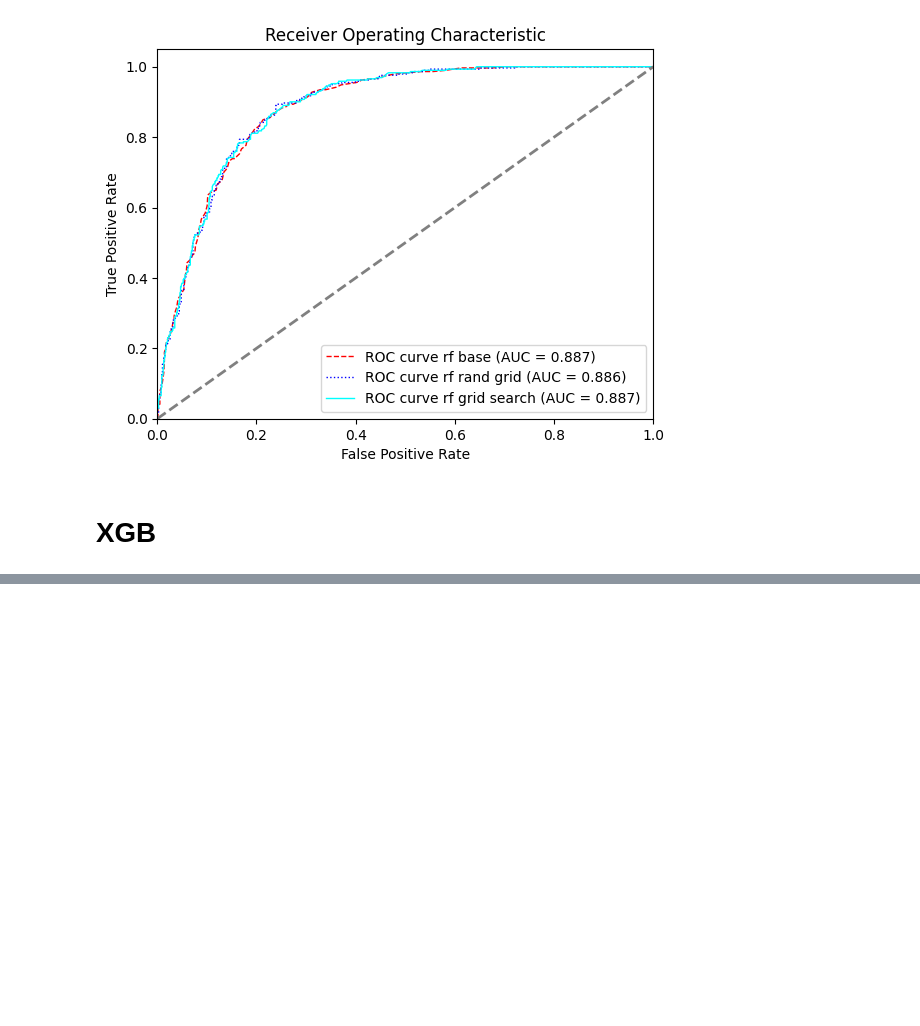
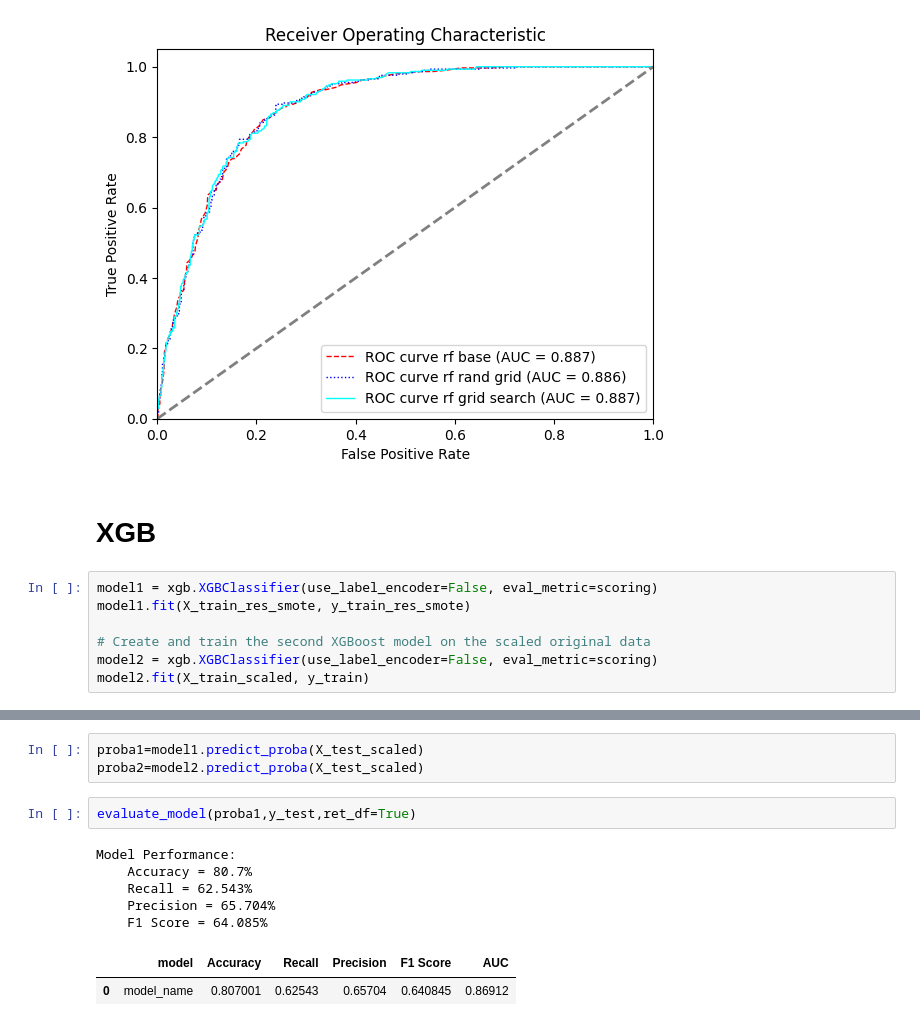
Before and after one commit to GrzegKrajewski/Masters_churn, a Jupyter notebook: code_masters_gk copy.ipynb, the cells around one changed output, grey strips where cells are left out. Saved outputs shown, nothing was run; the diff lists cells and outputs as text; blank space fills up the shorter version.

```diff
--- a/code_masters_gk copy.ipynb
+++ b/code_masters_gk copy.ipynb
@@ -1694,3 +1687,10 @@ plt.show()
 [figure]
 # %% [markdown]
 # XGB
+# %%
+model1 = xgb.XGBClassifier(use_label_encoder=False, eval_metric=scoring)
+model1.fit(X_train_res_smote, y_train_res_smote)
+
+# Create and train the second XGBoost model on the scaled original data
+model2 = xgb.XGBClassifier(use_label_encoder=False, eval_metric=scoring)
+model2.fit(X_train_scaled, y_train)
@@ -1696,0 +1710,13 @@ plt.show()
+# %%
+proba1=model1.predict_proba(X_test_scaled)
+proba2=model2.predict_proba(X_test_scaled)
+# %%
+evaluate_model(proba1,y_test,ret_df=True)
+# %% [output]
+Model Performance:
+    Accuracy = 80.7%
+    Recall = 62.543%
+    Precision = 65.704%
+    F1 Score = 64.085%
+|  | model | Accuracy | Recall | Precision | F1 Score | AUC |
+| 0 | model_name | 0.807001 | 0.62543 | 0.65704 | 0.640845 | 0.86912 |
```
Also changed, not shown: parts of 25 cells of this notebook.
